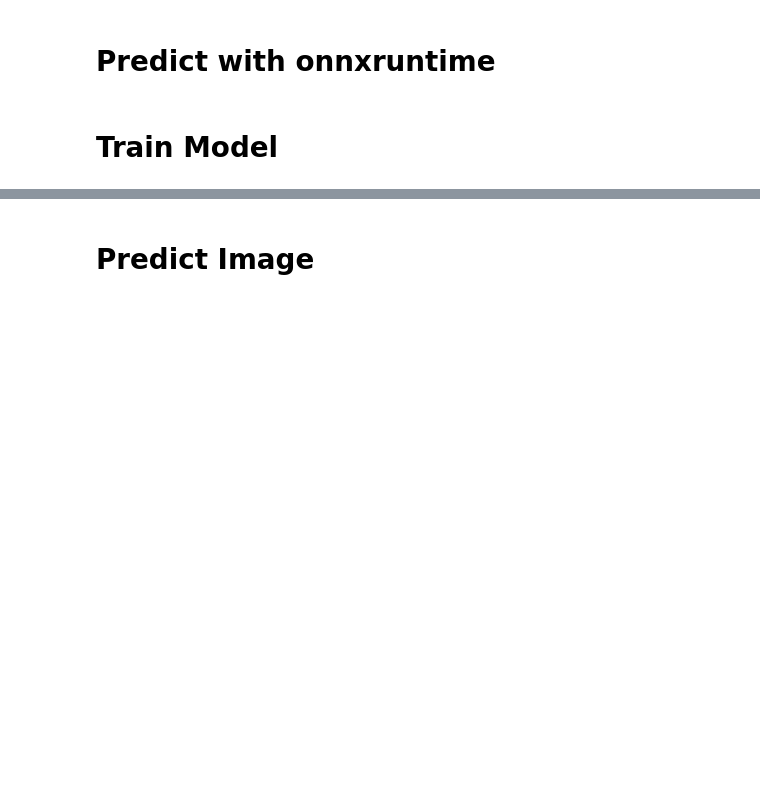
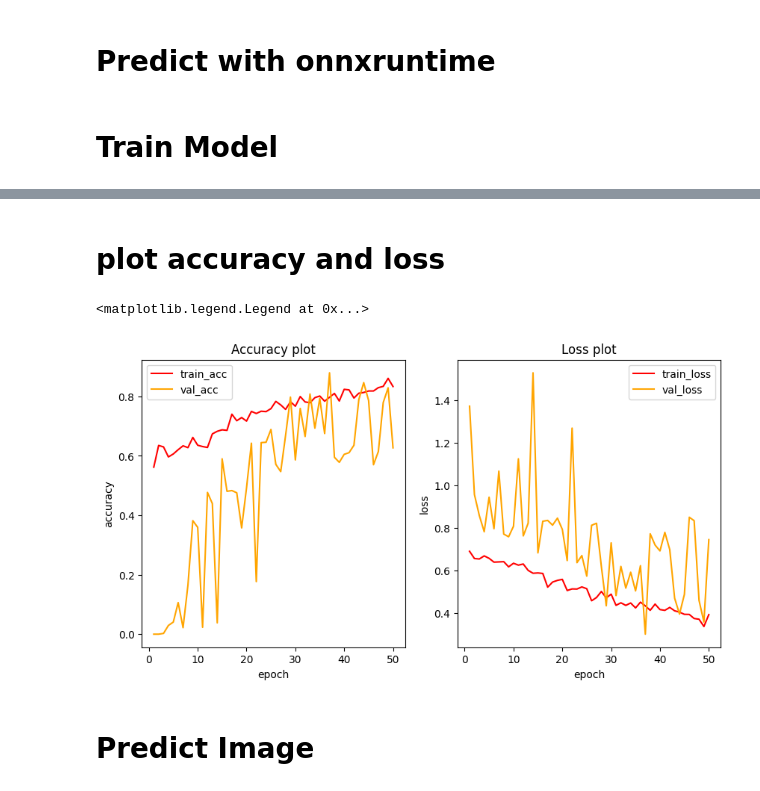
Before and after one commit to manhcuong02/Dog-and-Cat-Classification, a Jupyter notebook: pytorch-dog-and-cat-classification.ipynb, the cells around one changed output, grey strips where cells are left out. Saved outputs shown, nothing was run; the diff lists cells and outputs as text; code cells hidden in the pictures; blank space fills up the shorter version.

```diff
--- a/pytorch-dog-and-cat-classification.ipynb
+++ b/pytorch-dog-and-cat-classification.ipynb
@@ -490,3 +497,25 @@ Saved successfully last weights to: last_weights.pt
+# %% [markdown]
+# plot accuracy and loss
+# %%
+plt.figure(figsize = (10,5))
+plt.subplot(1,2,1)
+plt.plot(range(1, len(history['train_acc']) + 1), history['train_acc'], c = 'r', label = 'train_acc')
+plt.plot(range(1, len(history['val_acc']) + 1), history['val_acc'], c = 'orange', label = 'val_acc')
+plt.xlabel('epoch')
+plt.ylabel('accuracy')
+plt.title('Accuracy plot')
+plt.legend()
+
+plt.subplot(1,2,2)
+plt.plot(range(1, len(history['train_loss']) + 1), history['train_loss'], c = 'r', label = 'train_loss')
+plt.plot(range(1, len(history['val_loss']) + 1), history['val_loss'], c = 'orange', label = 'val_loss')
+plt.xlabel('epoch')
+plt.ylabel('loss')
+plt.title('Loss plot')
+plt.legend()
+# %% [output]
+<matplotlib.legend.Legend at 0x...>
+[figure, added]
 # %% [markdown]
 # Predict Image
 # %%
```
Also changed, not shown: parts of 11 cells of this notebook, 3 other files.
